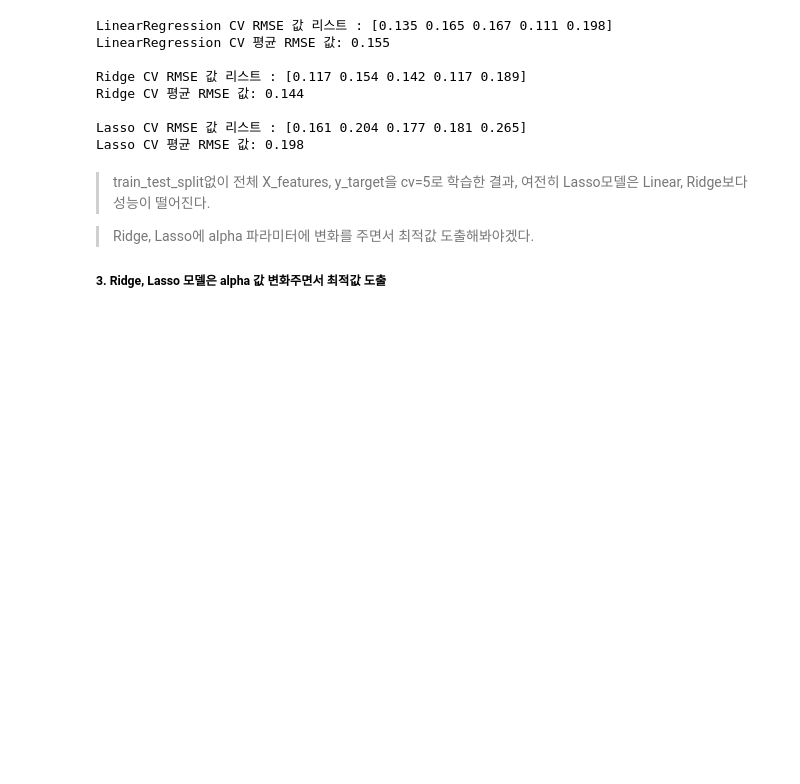
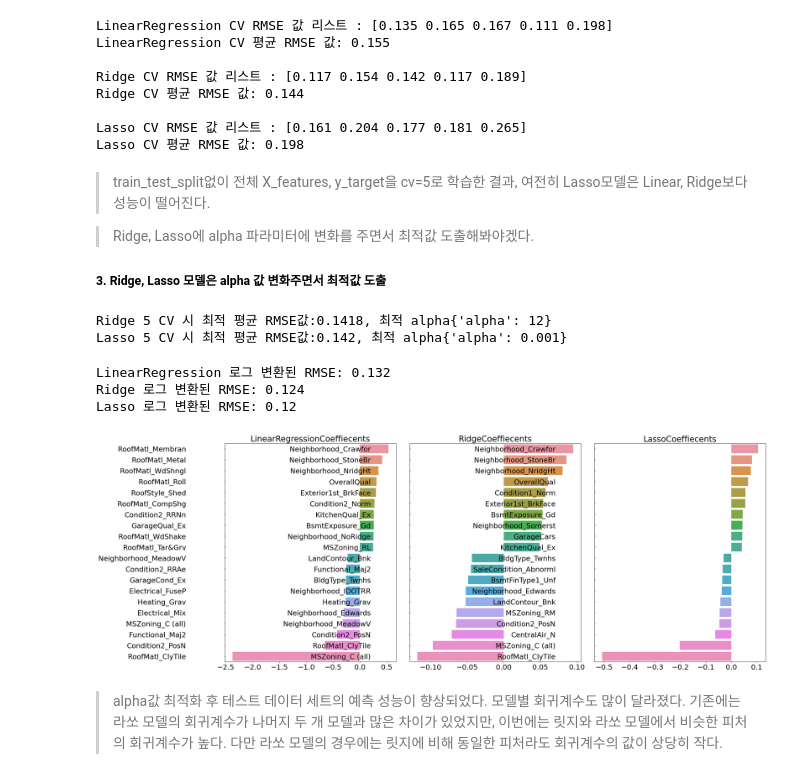
Before and after one commit to Jeeunun/Algorithms, a Jupyter notebook: 1.ML/1.Supervised_Learning/2.Estimation/1.Linear_Regression/Regression-House_prices_dataset.ipynb, the cells around one changed output. Drawn from its saved outputs; the diff is of its cells as text; code cells hidden in the pictures; blank space fills up the shorter version.

Commit message:
regression_실습2

```diff
--- a/1.ML/1.Supervised_Learning/2.Estimation/1.Linear_Regression/Regression-House_prices_dataset.ipynb
+++ b/1.ML/1.Supervised_Learning/2.Estimation/1.Linear_Regression/Regression-House_prices_dataset.ipynb
@@ -271,0 +270,41 @@ from sklearn.model_selection import GridSearchCV
+# %%
+from sklearn.model_selection import GridSearchCV
+
+def print_best_params(model, params):
+    grid_model = GridSearchCV(model, param_grid=params,
+                              scoring='neg_mean_squared_error', cv=5)
+    grid_model.fit(X_features, y_target)
+    rmse = np.sqrt(-1*grid_model.best_score_)
+    print('{0} 5 CV 시 최적 평균 RMSE값:{1}, 최적 alpha{2}'.format(model.__class__.__name__,
+                                                           np.round(rmse,4), grid_model.best_params_))
+
+ridge_params = {'alpha':[0.05, 0.1, 1, 5, 8, 10, 12, 15, 20]}
+lasso_params = {'alpha':[0.001, 0.005, 0.008, 0.05, 0.03, 0.1, 0.5, 1, 5, 10]}
+print_best_params(ridge_reg, ridge_params)
+print_best_params(lasso_reg, lasso_params)
+# %% [output]
+Ridge 5 CV 시 최적 평균 RMSE값:0.1418, 최적 alpha{'alpha': 12}
+Lasso 5 CV 시 최적 평균 RMSE값:0.142, 최적 alpha{'alpha': 0.001}
+# %%
+# 앞의 최적화 alpha 값 학습데이터로 학습, 테스트 데이터로 예측 및 평가 수행.
+lr_reg = LinearRegression()
+lr_reg.fit(X_train, y_train)
+ridge_reg = Ridge(alpha=12)
+ridge_reg.fit(X_train, y_train)
+lasso_reg = Lasso(alpha=0.001)
+lasso_reg.fit(X_train, y_train)
+
+# 모든 모델의 RMSE 출력
+models = [lr_reg, ridge_reg, lasso_reg]
+get_rmses(models)
+
+# 모든 모델의 회귀계수 시각화
+models = [lr_reg, ridge_reg, lasso_reg]
+visualize_coefficient(models)
+# %% [output]
+LinearRegression 로그 변환된 RMSE: 0.132
+Ridge 로그 변환된 RMSE: 0.124
+Lasso 로그 변환된 RMSE: 0.12
+[figure, added]
+# %% [markdown]
+> alpha값 최적화 후 테스트 데이터 세트의 예측 성능이 향상되었다. 모델별 회귀계수도 많이 달라졌다. 기존에는 라쏘 모델의 회귀계수가 나머지 두 개 모델과 많은 차이가 있었지만, 이번에는 릿지와 라쏘 모델에서 비슷한 피처의 회귀계수가 높다. 다만 라쏘 모델의 경우에는 릿지에 비해 동일한 피처라도 회귀계수의 값이 상당히 작다.
```
Also changed, not shown: parts of 27 cells of this notebook.
